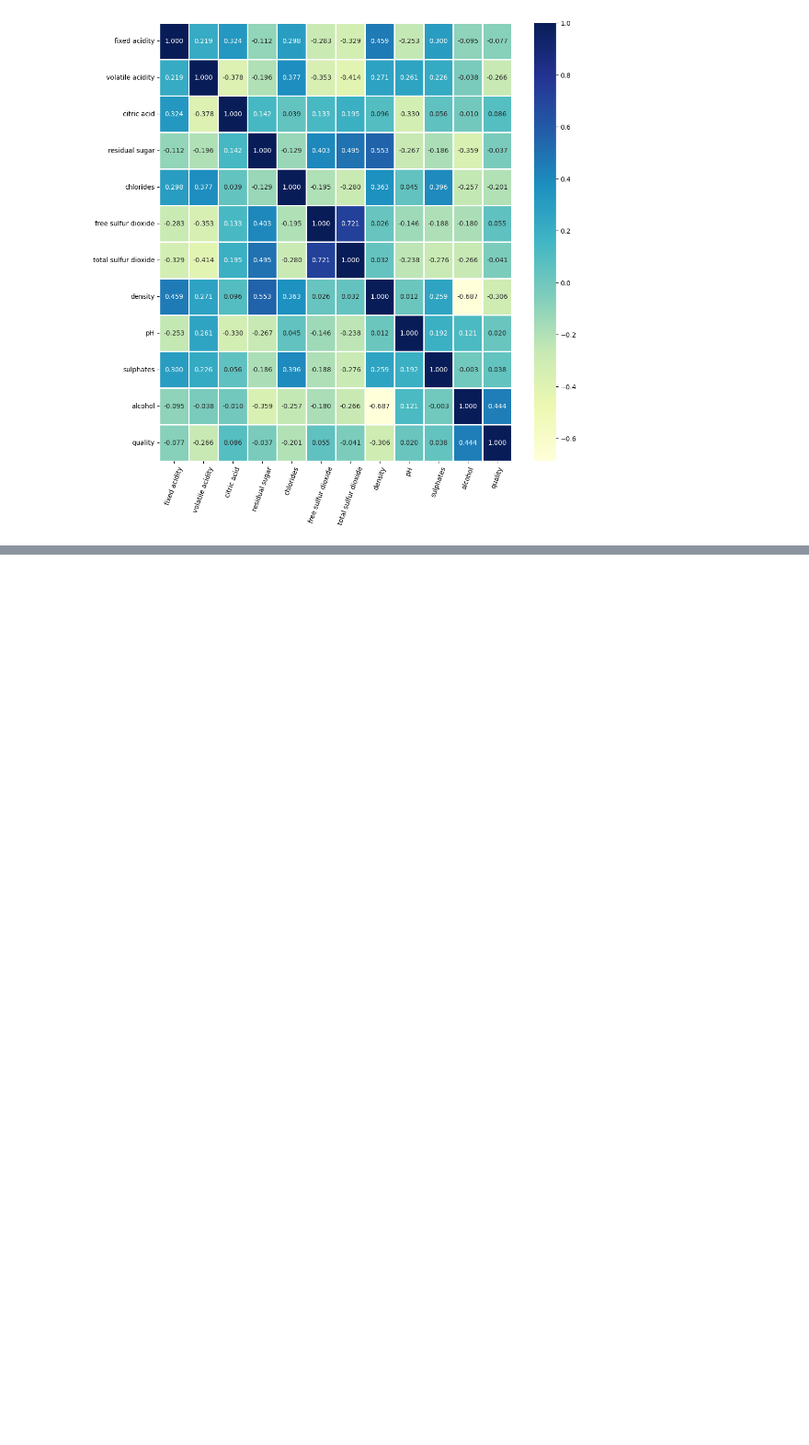
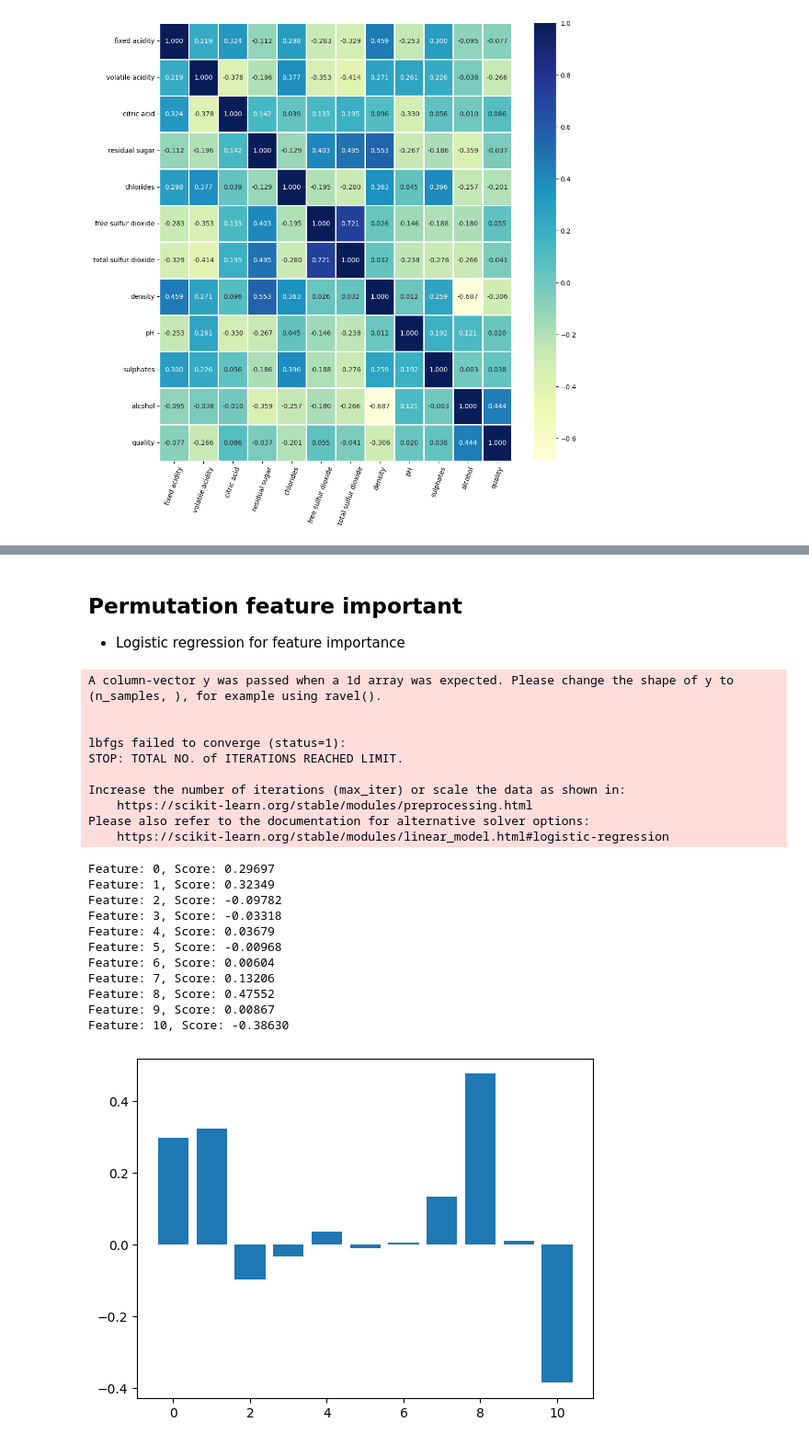
Before and after one commit to REPLY00889/ai_wine_quality, a Jupyter notebook: project.ipynb, the cells around one changed output, grey strips where cells are left out. Shown at 92% size. Saved outputs shown, nothing was run; the diff lists cells and outputs as text; code cells hidden in the pictures; blank space fills up the shorter version.

Commit message:
add: model

```diff
--- a/project.ipynb
+++ b/project.ipynb
@@ -138,0 +198,19 @@ plt.xticks(rotation=70)
+# %%
+def convertQualityMulti(i):
+    if i == 'poor':
+        return 0
+    elif i == 'normal':
+        return 1
+    elif i == 'excellent':
+        return 2
+# %%
+df_multi['Mclass'] = df_multi['quality'].map(convertQualityMulti)
+# %%
+features = ['fixed acidity', 'volatile acidity', 'citric acid', 'residual sugar',
+       'chlorides', 'free sulfur dioxide', 'total sulfur dioxide', 'density',
+       'pH', 'sulphates', 'alcohol']
+x_multi = df_multi.loc[:, features].values
+y_multi = df_multi.loc[:,['Mclass']].values
+
+# model that used all features
+forest_test(x_multi, y_multi)
@@ -138,0 +232,44 @@ plt.xticks(rotation=70)
+# %% [markdown]
+## Permutation feature important
+- Logistic regression for feature importance
+# %%
+# logistic regression for feature importance
+from sklearn.linear_model import LogisticRegression
+from matplotlib import pyplot
+
+
+# define the model
+model_logis = LogisticRegression()
+# fit the model
+model_logis.fit(x_multi, y_multi)
+# get importance
+importance_logis = model_logis.coef_[0]
+# summarize feature importance
+for i,v in enumerate(importance_logis):
+	print('Feature: %0d, Score: %.5f' % (i,v))
+# plot feature importance
+pyplot.bar([x for x in range(len(importance_logis))], importance_logis)
+pyplot.show()
+# %% [output]
+A column-vector y was passed when a 1d array was expected. Please change the shape of y to (n_samples, ), for example using ravel().
+
+
+lbfgs failed to converge (status=1):
+STOP: TOTAL NO. of ITERATIONS REACHED LIMIT.
+
+Increase the number of iterations (max_iter) or scale the data as shown in:
+    https://scikit-learn.org/stable/modules/preprocessing.html
+Please also refer to the documentation for alternative solver options:
+    https://scikit-learn.org/stable/modules/linear_model.html#logistic-regression
+Feature: 0, Score: 0.29697
+Feature: 1, Score: 0.32349
+Feature: 2, Score: -0.09782
+Feature: 3, Score: -0.03318
+Feature: 4, Score: 0.03679
+Feature: 5, Score: -0.00968
+Feature: 6, Score: 0.00604
+Feature: 7, Score: 0.13206
+Feature: 8, Score: 0.47552
+Feature: 9, Score: 0.00867
+Feature: 10, Score: -0.38630
+[figure, added]
```
Also changed, not shown: parts of 47 cells of this notebook.
